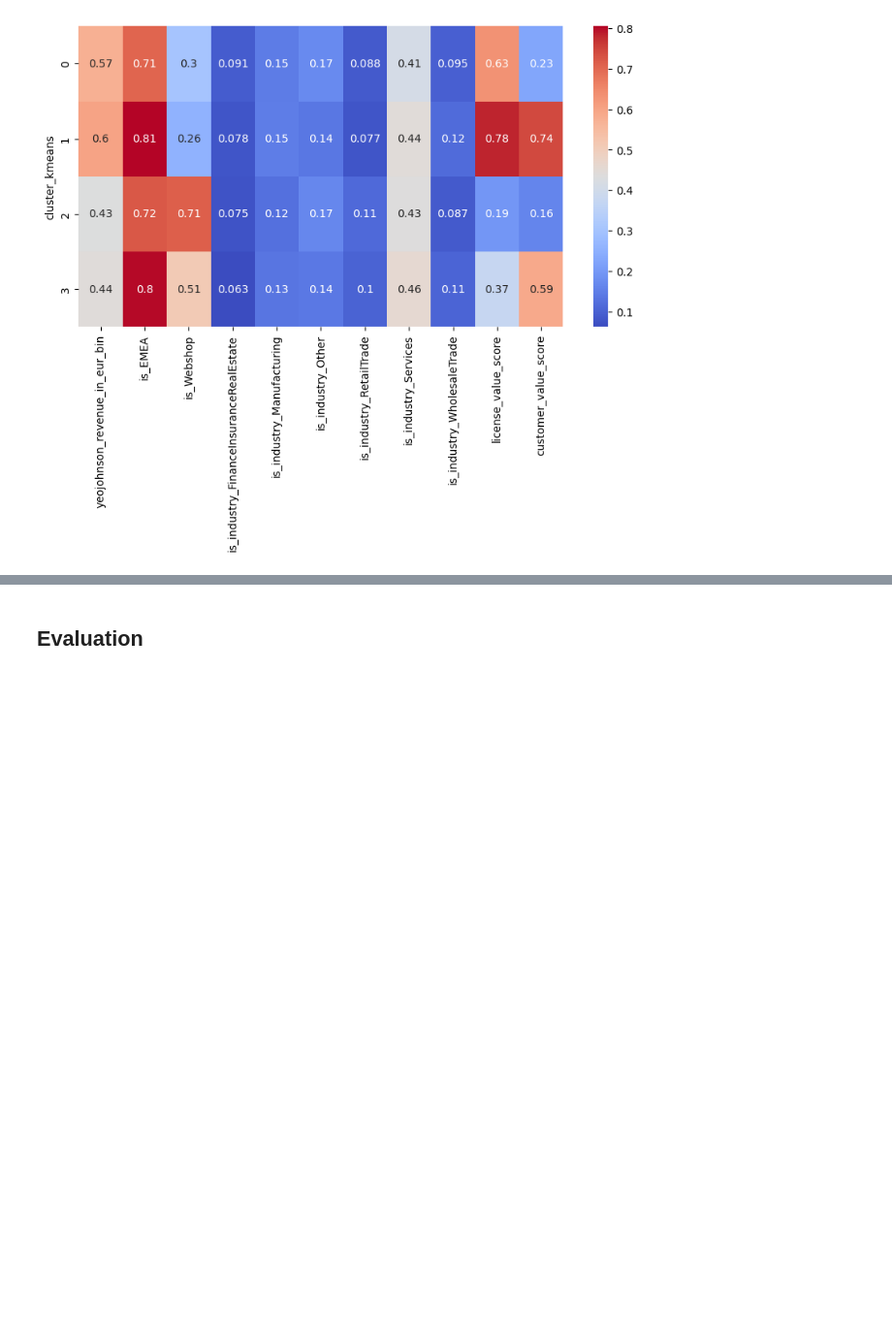
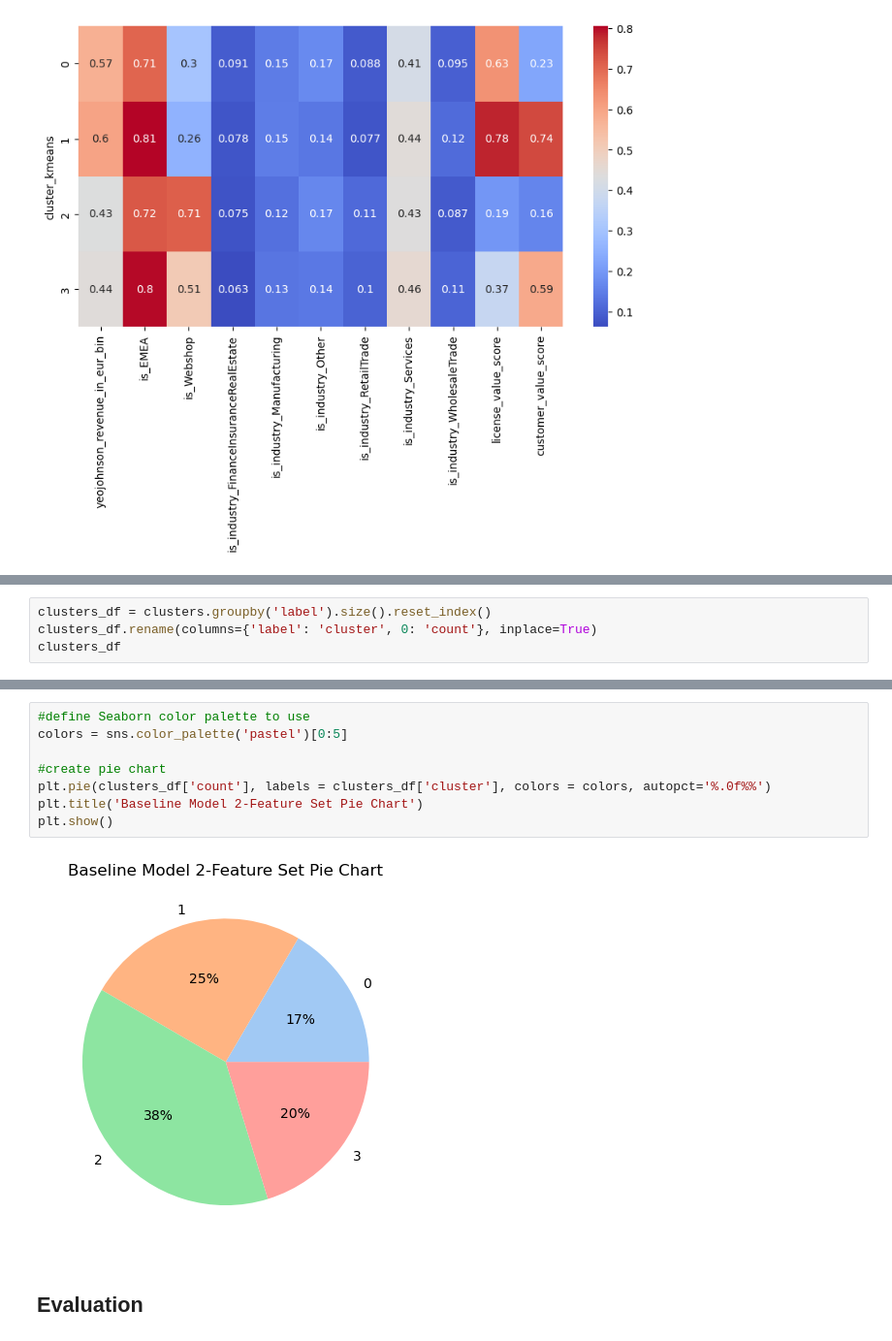
Before and after one commit to Magolizen34/cvs-transformers, a Jupyter notebook: notebooks/2ft_baseline_model.ipynb, the cells around one changed output, grey strips where cells are left out. Shown at 97% size. Cells and saved outputs as stored; diff of their text form; blank space fills up the shorter version.

```diff
--- a/notebooks/2ft_baseline_model.ipynb
+++ b/notebooks/2ft_baseline_model.ipynb
@@ -154,0 +156,4 @@ px.pie(pie,values='value',names='label',color=['blue','red','green','orange'])
+# %%
+clusters_df = clusters.groupby('label').size().reset_index()
+clusters_df.rename(columns={'label': 'cluster', 0: 'count'}, inplace=True)
+clusters_df
@@ -155,3 +166,13 @@ px.pie(pie,values='value',names='label',color=['blue','red','green','orange'])
+# %%
+#define Seaborn color palette to use
+colors = sns.color_palette('pastel')[0:5]
+
+#create pie chart
+plt.pie(clusters_df['count'], labels = clusters_df['cluster'], colors = colors, autopct='%.0f%%')
+plt.title('Baseline Model 2-Feature Set Pie Chart')
+plt.show()
+# %% [output]
+[figure, added]
 # %% [markdown]
 ## Evaluation
 # %%
```
Also changed, not shown: parts of 4 cells of this notebook.
